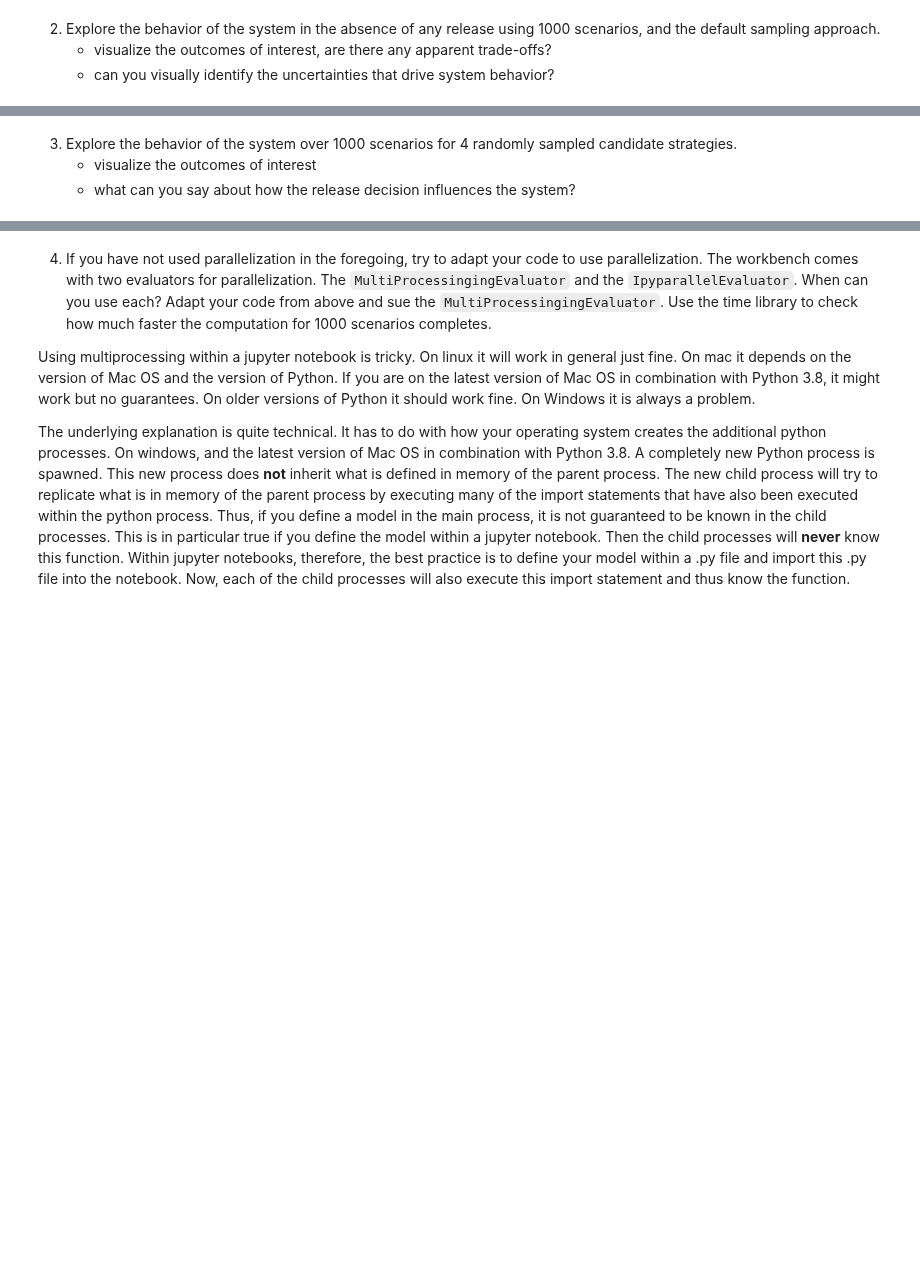
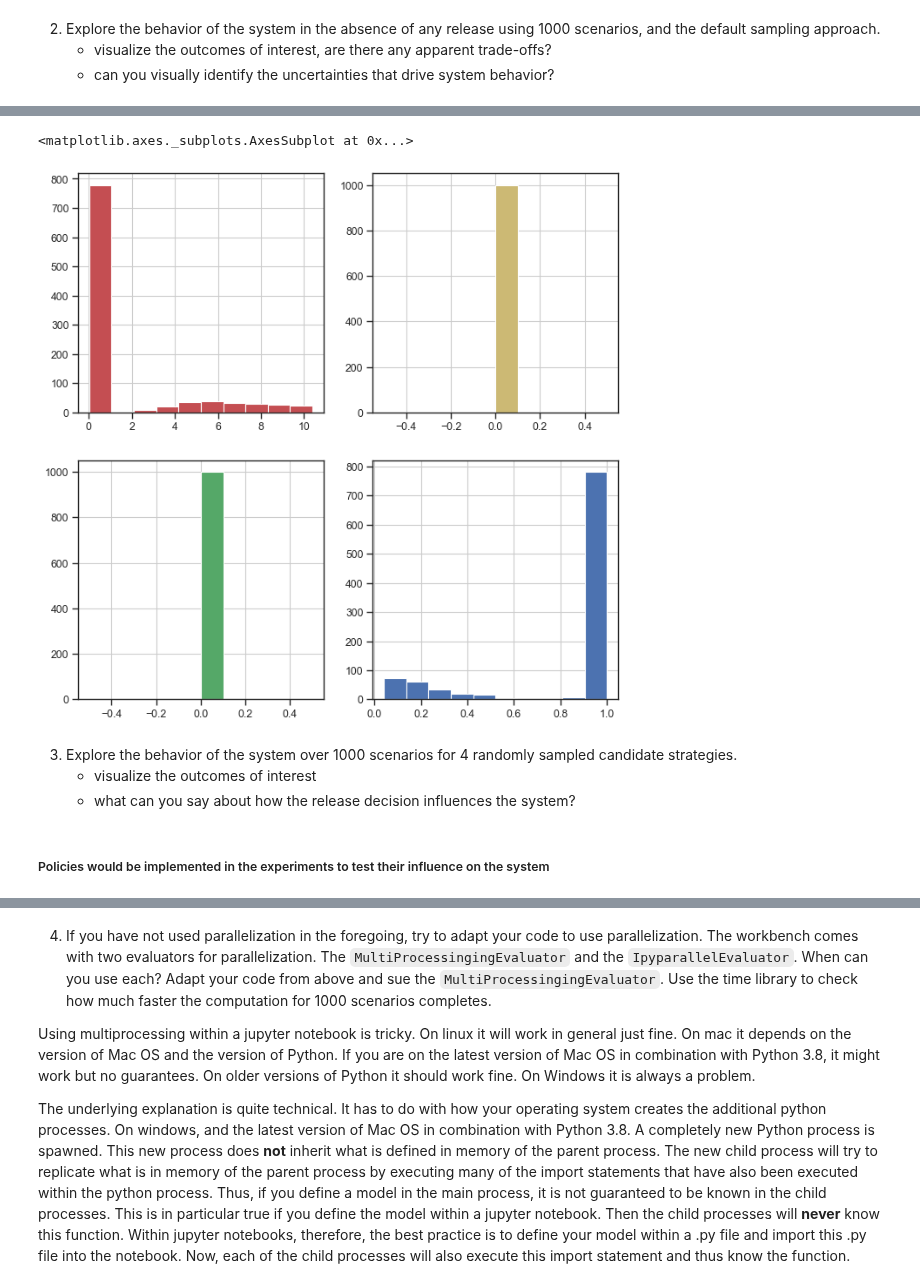
Before and after one commit to triple-capacho/EPA1361, a Jupyter notebook: Week 1-2 - general intro to exploratory modelling/assignment 2 - lakemodel.ipynb, the cells around one changed output, grey strips where cells are left out. Cells and saved outputs as stored; diff of their text form; code cells hidden in the pictures; blank space fills up the shorter version.

```diff
--- a/Week 1-2 - general intro to exploratory modelling/assignment 2 - lakemodel.ipynb
+++ b/Week 1-2 - general intro to exploratory modelling/assignment 2 - lakemodel.ipynb
@@ -214,4 +228,24 @@ Done
+# %%
+import matplotlib.pyplot as plt # TO DO; plot the scalers.
+import pandas as pd
+import seaborn as sns; sns.set(style="ticks", color_codes=True)
+
+plt.figure(figsize=(10,10), dpi=80)
+plt.figure(1)
+ax1 = plt.subplot(221)
+data['max_P'].hist( color="r")
+ax2 = plt.subplot(222)
+data['utility'].hist( color="y")
+ax3 = plt.subplot(223)
+data['inertia'].hist( color="g")
+ax4 = plt.subplot(224)
+data['reliability'].hist( color="b")
+# %% [output]
+<matplotlib.axes._subplots.AxesSubplot at 0x...>
+[figure, added]
 # %% [markdown]
 3. Explore the behavior of the system over 1000 scenarios for 4 randomly sampled candidate strategies.
     * visualize the outcomes of interest
     * what can you say about how the release decision influences the system?
+# %% [markdown]
+##### Policies would be implemented in the experiments to test their influence on the system
```
Also changed, not shown: parts of 14 cells of this notebook.
